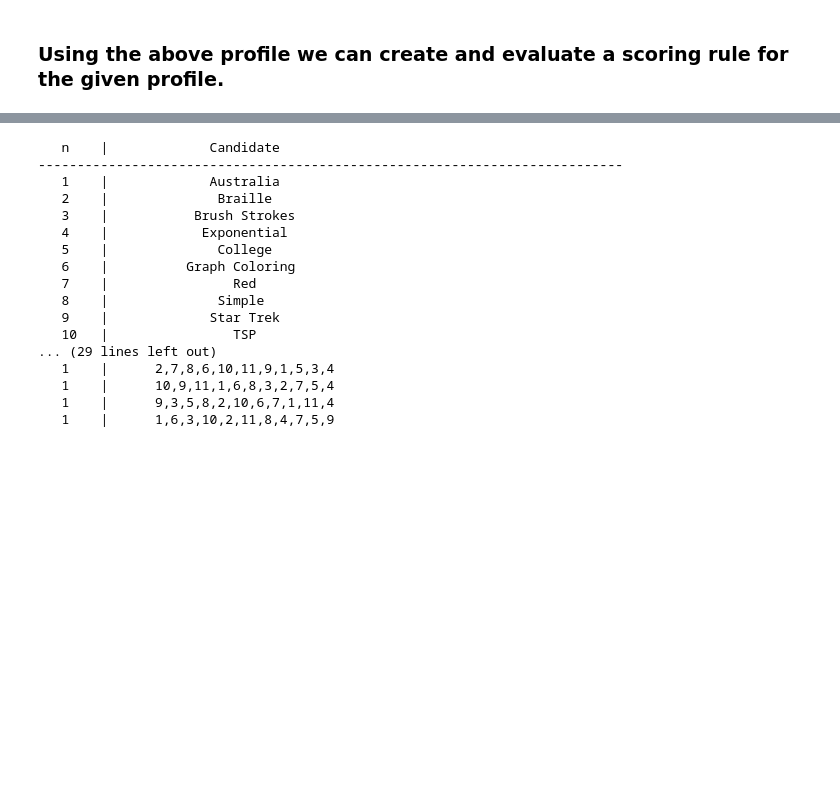
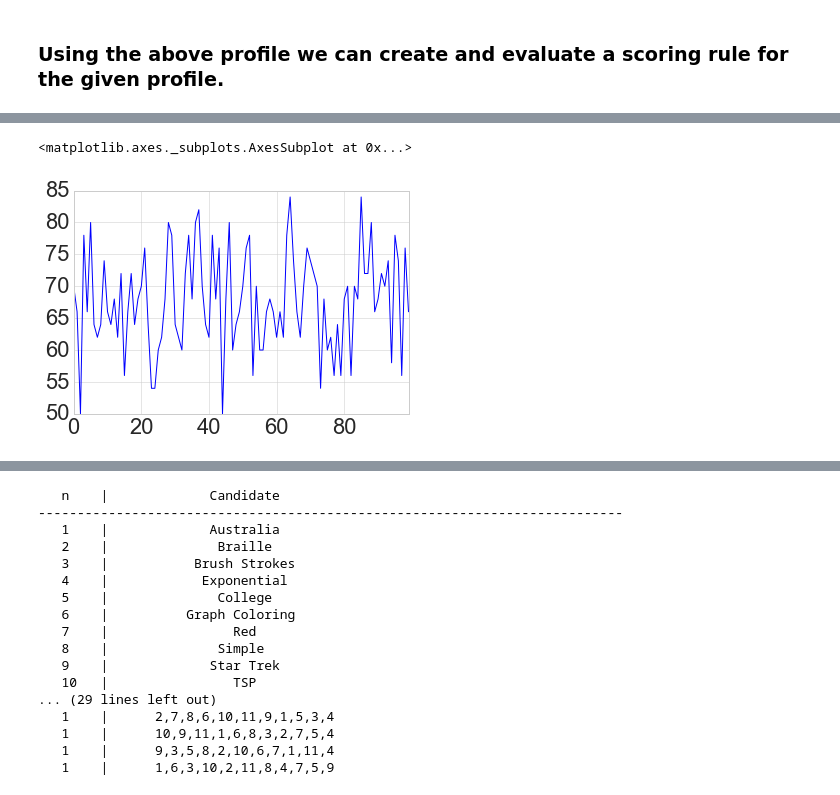
Before and after one commit to erelsgl/PrefLib-Tools, a Jupyter notebook: preflibtools/notebooks/MSS_16_Tutorial.ipynb, the cells around one changed output, grey strips where cells are left out. Cells and saved outputs as stored; diff of their text form; code cells hidden in the pictures; blank space fills up the shorter version.

```diff
--- a/preflibtools/notebooks/MSS_16_Tutorial.ipynb
+++ b/preflibtools/notebooks/MSS_16_Tutorial.ipynb
@@ -217 +168,7 @@ dtype: float64
+# %%
+#df.plot()
+df[2].plot()
+# %% [output]
+<matplotlib.axes._subplots.AxesSubplot at 0x...>
+[figure, added]
 # %%
```
Also changed, not shown: parts of 13 cells of this notebook, 1 other file.
